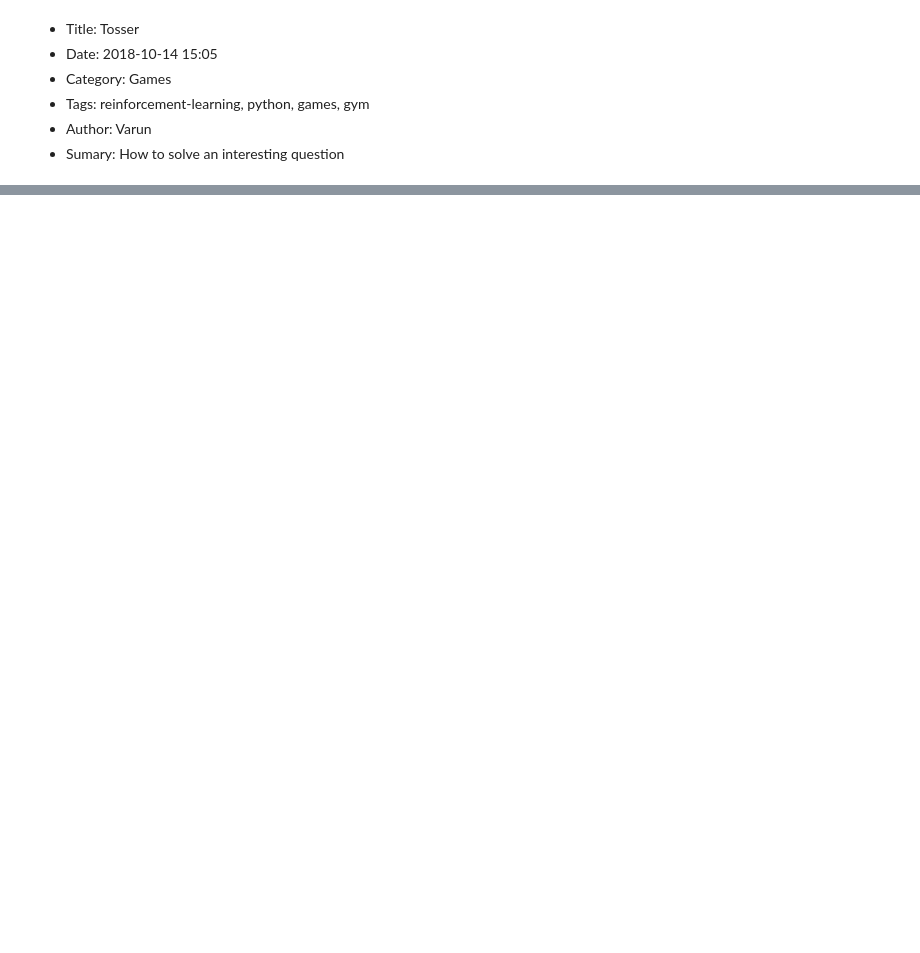
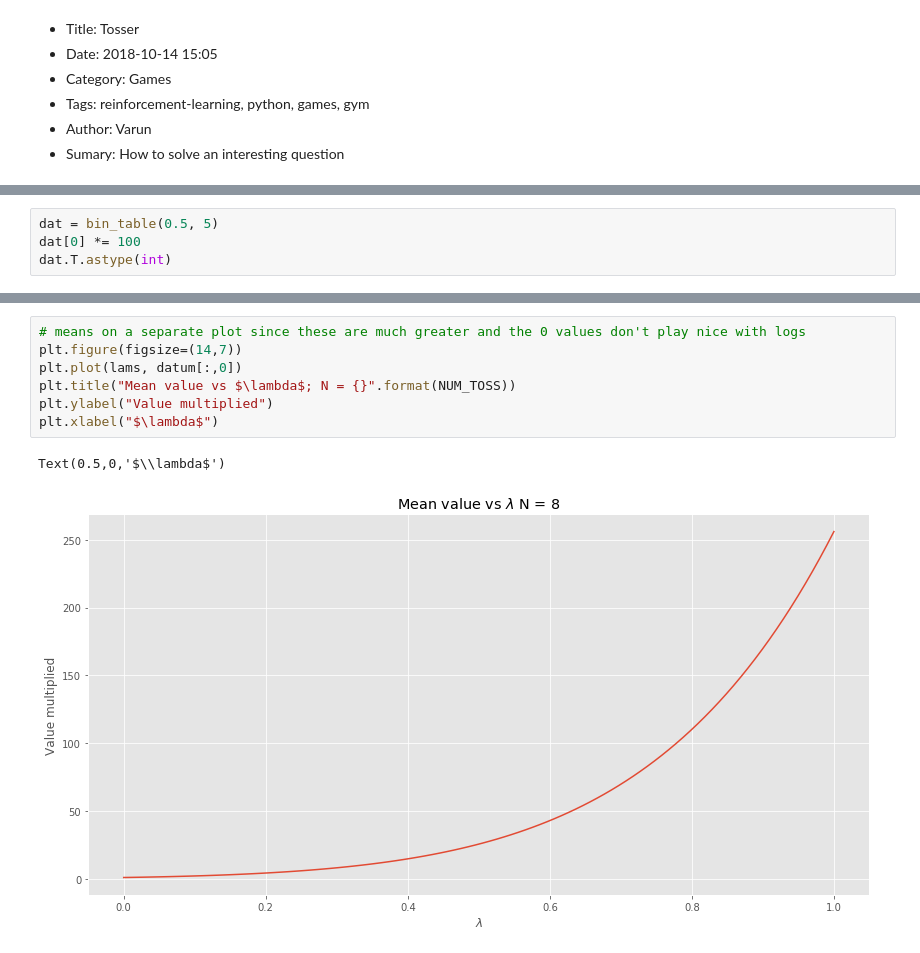
Before and after one commit to nayyarv/deprecated-blog, a Jupyter notebook: content/Tosser.ipynb, the cells around one changed output, grey strips where cells are left out. Cells and saved outputs as stored; diff of their text form; blank space fills up the shorter version.

```diff
--- a/content/Tosser.ipynb
+++ b/content/Tosser.ipynb
@@ -87,0 +85,4 @@ array([1.52587891e+03, 3.05175781e+02, 6.10351562e+01, 1.22070312e+01,
+# %%
+dat = bin_table(0.5, 5)
+dat[0] *= 100
+dat.T.astype(int)
@@ -87,0 +162,10 @@ array([1.52587891e+03, 3.05175781e+02, 6.10351562e+01, 1.22070312e+01,
+# %%
+# means on a separate plot since these are much greater and the 0 values don't play nice with logs
+plt.figure(figsize=(14,7))
+plt.plot(lams, datum[:,0])
+plt.title("Mean value vs $\lambda$; N = {}".format(NUM_TOSS))
+plt.ylabel("Value multiplied")
+plt.xlabel("$\lambda$")
+# %% [output]
+Text(0.5,0,'$\\lambda$')
+[figure, added]
```
Also changed, not shown: parts of 15 cells of this notebook, 2 other files.
